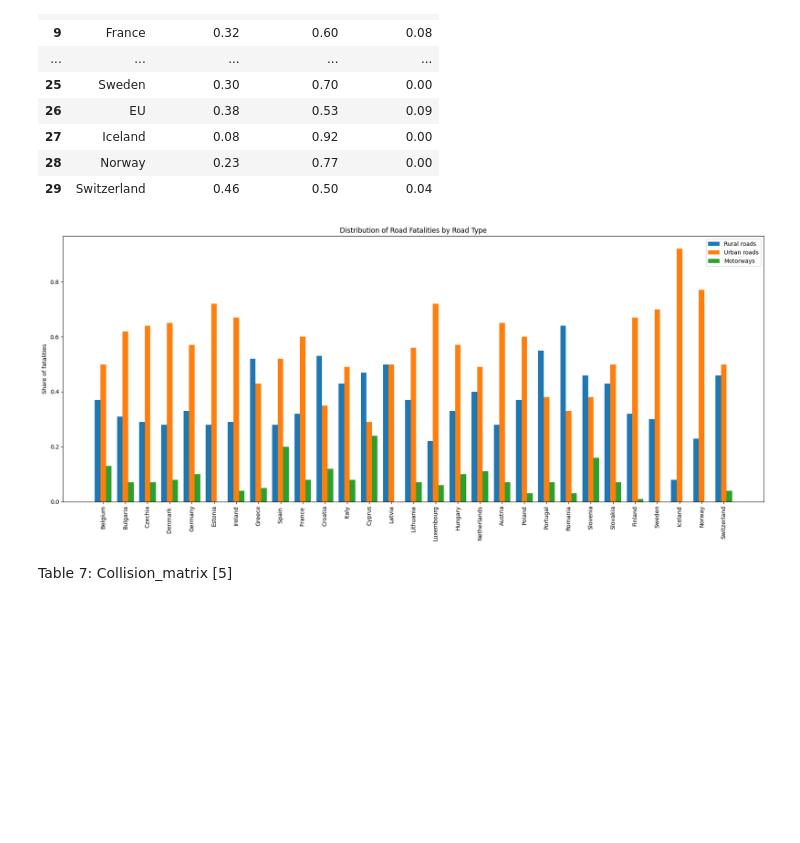
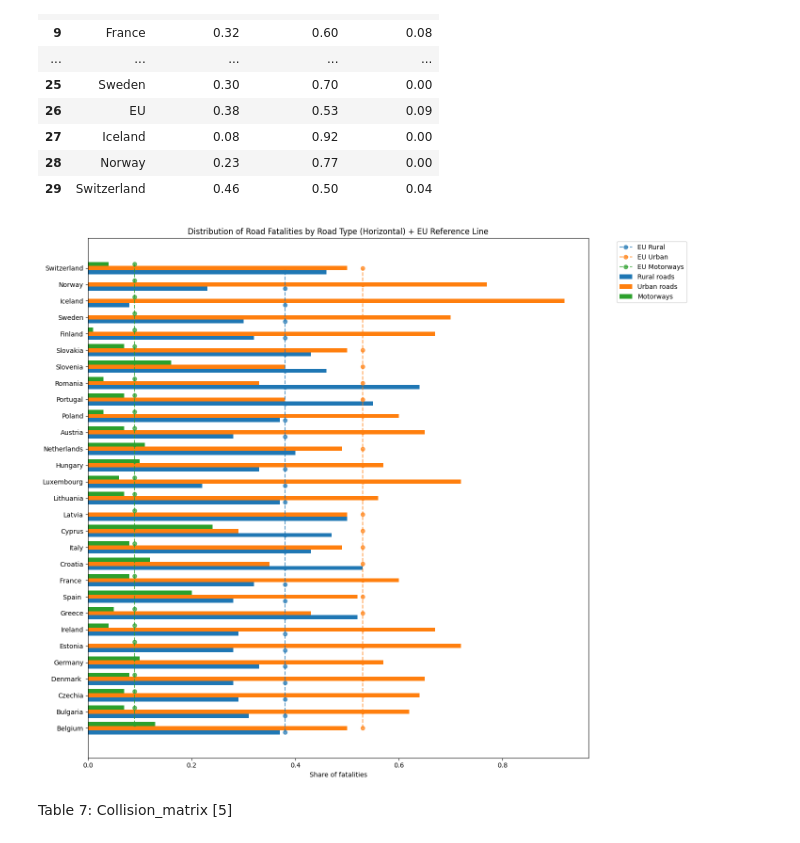
Before and after one commit to borisyotsov/Road-Safety-in-Bulgaria-Impact-of-Traffic-and-Infrastructure-on-Accident-Rates, a Jupyter notebook: Road_Safety_Project.ipynb, the cells around one changed output. Cells and saved outputs as stored; diff of their text form; code cells hidden in the pictures; blank space fills up the shorter version.

Commit message:
Distribution of Road Fatalities by Road Type (Horizontal) + EU Reference Lin

```diff
--- a/Road_Safety_Project.ipynb
+++ b/Road_Safety_Project.ipynb
@@ -670,34 +670,55 @@ Fatalities_by_road_type
 | 28 | Norway | 0.23 | 0.77 | 0.00 |
 | 29 | Switzerland | 0.46 | 0.50 | 0.04 |
 # %%
-df4 = Fatalities_by_road_type.copy()
+df = Fatalities_by_road_type.copy()
 
-# Remove EU
-df4 = df4[df4["Country"] != "EU"]
+# Extract EU row
+eu_row = df[df["Country"] == "EU"].iloc[0]
 
-countries = df4["Country"]
-rural = df4["Rural_roads"]
-urban = df4["Urban_roads"]
-motor = df4["Motor_ways"]
+# Remove EU from bars
+df = df[df["Country"] != "EU"]
 
-x = np.arange(len(countries))
-width = 0.25
+countries = df["Country"]
+rural = df["Rural_roads"]
+urban = df["Urban_roads"]
+motor = df["Motor_ways"]
 
-plt.figure(figsize=(18, 8))
+y = np.arange(len(countries))
+height = 0.25
 
-plt.bar(x - width, rural, width, label="Rural roads", color="#1f77b4")
-plt.bar(x, urban, width, label="Urban roads", color="#ff7f0e")
-plt.bar(x + width, motor, width, label="Motorways", color="#2ca02c")
+plt.figure(figsize=(14, 12))
 
-plt.xticks(x, countries, rotation=90)
-plt.ylabel("Share of fatalities")
-plt.title("Distribution of Road Fatalities by Road Type")
+# Horizontal bars
+plt.barh(y - height, rural, height, label="Rural roads", color="#1f77b4")
+plt.barh(y, urban, height, label="Urban roads", color="#ff7f0e")
+plt.barh(y + height, motor, height, label="Motorways", color="#2ca02c")
 
-plt.legend()
+# EU line (same for all countries)
+plt.plot(
+    [eu_row["Rural_roads"]] * len(countries),
+    y - height,
+    "o--", color="#1f77b4", alpha=0.7, label="EU Rural"
+)
+plt.plot(
+    [eu_row["Urban_roads"]] * len(countries),
+    y,
+    "o--", color="#ff7f0e", alpha=0.7, label="EU Urban"
+)
+plt.plot(
+    [eu_row["Motor_ways"]] * len(countries),
+    y + height,
+    "o--", color="#2ca02c", alpha=0.7, label="EU Motorways"
+)
+
+plt.yticks(y, countries)
+plt.xlabel("Share of fatalities")
+plt.title("Distribution of Road Fatalities by Road Type (Horizontal) + EU Reference Line")
+
+plt.legend(bbox_to_anchor=(1.05, 1), loc="upper left")
 plt.tight_layout()
 plt.show()
 # %% [output]
-[figure, old version]
+[figure, new version]
 # %% [markdown]
 Table 7: Collision_matrix [5]
 # %%
```
